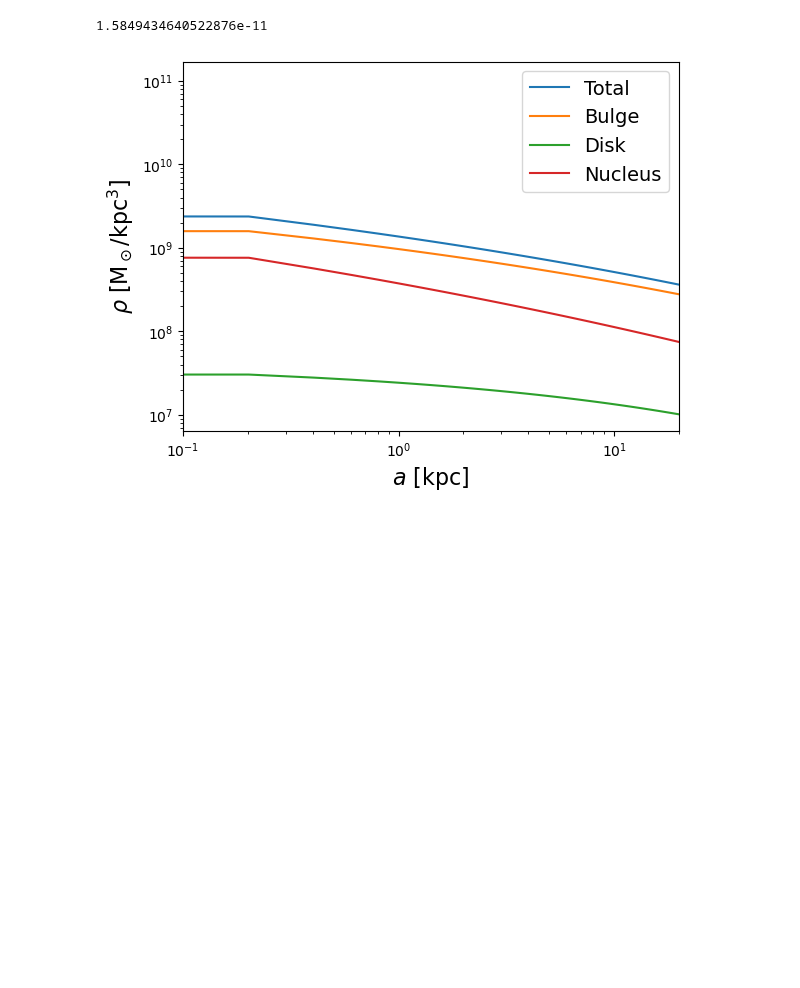
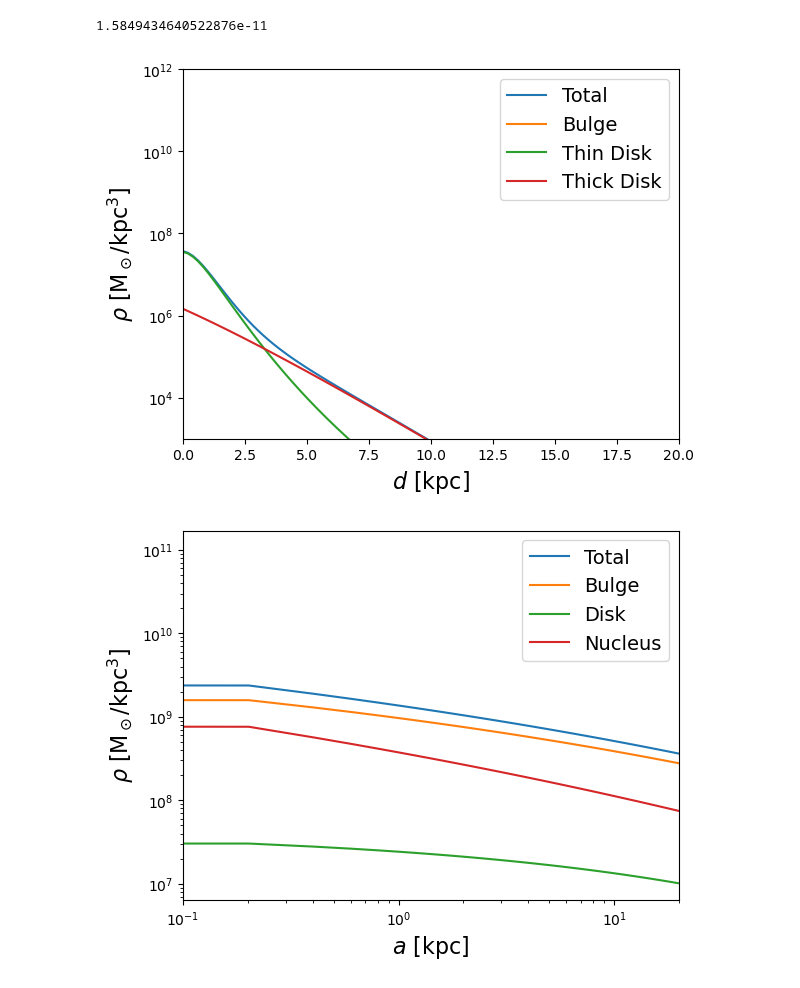
Before and after one commit to NolanSmyth/LensCalcPy, a Jupyter notebook: nbs/01_ffp.ipynb, the cells around one changed output. Cells and saved outputs as stored; diff of their text form; code cells hidden in the pictures; blank space fills up the shorter version.

Commit message:
Updated MW ffp/stellar density profile

```diff
--- a/nbs/01_ffp.ipynb
+++ b/nbs/01_ffp.ipynb
@@ -136,6 +139,36 @@ def make_m_avg_interp(n_points=40):
     # Create the 2D interpolation table
     m_avg_interp = interp2d(m_arr, alpha_arr, m_avg_values)
     return m_avg_interp
+# %%
+# Define values for the x-axis
+
+ds = np.linspace(0, 20, num=100)
+
+zs = [d* np.sin(np.deg2rad(b)) for d in ds]
+# Calculate the density values for each component
+rho_total_arr = [rho_FFPs_mw(i) for i in ds]
+rho_bulge_arr = [rho_bulge_mw(i) for i in ds]
+rho_thin_arr = [rho_thin_mw(dist_mw(ds[i]), zs[i]) for i in range(len(ds))]
+rho_thick_arr = [rho_thick_mw(dist_mw(ds[i]), zs[i]) for i in range(len(ds))]
+
+# Create the log plot
+plt.plot(ds, rho_total_arr, label="Total")
+plt.plot(ds, rho_bulge_arr, label="Bulge")
+plt.plot(ds, rho_thin_arr, label="Thin Disk")
+plt.plot(ds, rho_thick_arr, label="Thick Disk")
+
+# Add labels and legend
+plt.xlabel(r"$d$ [kpc]", fontsize=16)
+plt.ylabel(r"$\rho$ [M$_\odot$/$\mathrm{kpc}^3$]", fontsize=16)
+plt.legend(fontsize=14)
+
+plt.yscale("log")
+plt.xlim(0, 20)
+plt.ylim(1e3, 1e12)
+
+plt.show()
+# %% [output]
+[figure, added]
 # %%
 #| export
 # Add stellar distribution of M31 following: https://www.aanda.org/articles/aa/pdf/2012/10/aa20065-12.pdf
```
Also changed, not shown: parts of 3 cells of this notebook, 2 other files.
